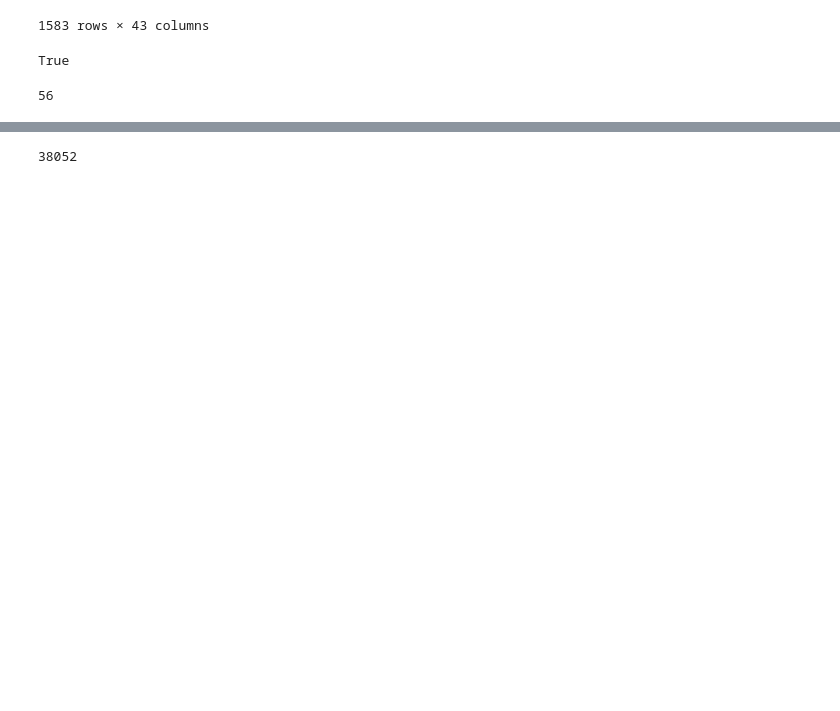
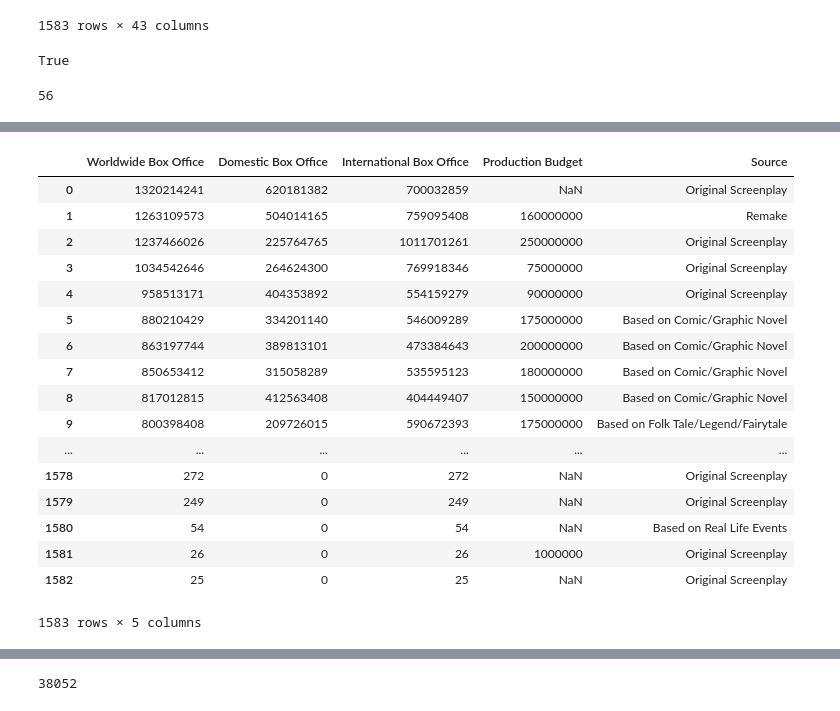
Before and after one commit to Rmloong/movie-revenue-predictor, a Jupyter notebook: scrape_thenumbers.ipynb, the cells around one changed output, grey strips where cells are left out. Drawn from its saved outputs; the diff is of its cells as text; code cells hidden in the pictures; blank space fills up the shorter version.

```diff
--- a/scrape_thenumbers.ipynb
+++ b/scrape_thenumbers.ipynb
@@ -21,3 +23,5 @@ movies = db['movies'] #Create a collection called movies
+# %%
+movies_clean_v2 = db['movies_clean_v2']
 # %%
 mc.database_names()
 # %% [output]
@@ -308,0 +405,3 @@ sys.getsizeof((movies.find()))
+# %%
+df_clean = pd.DataFrame(list(movies_clean_v2.find()))
+df_clean.head()
@@ -308,0 +415,3 @@ sys.getsizeof((movies.find()))
+# %%
+df_clean_data = pd.DataFrame(list(df_clean['data']))
+df_clean_data.head()
@@ -308,0 +426,22 @@ sys.getsizeof((movies.find()))
+# %%
+df_clean_data_trim = df_clean_data.loc[:, ['Worldwide Box Office', 'Domestic Box Office', 'International Box Office','Production Budget','Source']]
+df_clean_data_trim
+# %% [output]
+|  | Worldwide Box Office | Domestic Box Office | International Box Office | Production Budget | Source |
+| 0 | 1320214241 | 620181382 | 700032859 | NaN | Original Screenplay |
+| 1 | 1263109573 | 504014165 | 759095408 | 160000000 | Remake |
+| 2 | 1237466026 | 225764765 | 1011701261 | 250000000 | Original Screenplay |
+| 3 | 1034542646 | 264624300 | 769918346 | 75000000 | Original Screenplay |
+| 4 | 958513171 | 404353892 | 554159279 | 90000000 | Original Screenplay |
+| 5 | 880210429 | 334201140 | 546009289 | 175000000 | Based on Comic/Graphic Novel |
+| 6 | 863197744 | 389813101 | 473384643 | 200000000 | Based on Comic/Graphic Novel |
+| 7 | 850653412 | 315058289 | 535595123 | 180000000 | Based on Comic/Graphic Novel |
+| 8 | 817012815 | 412563408 | 404449407 | 150000000 | Based on Comic/Graphic Novel |
+| 9 | 800398408 | 209726015 | 590672393 | 175000000 | Based on Folk Tale/Legend/Fairytale |
+| ... | ... | ... | ... | ... | ... |
+| 1578 | 272 | 0 | 272 | NaN | Original Screenplay |
+| 1579 | 249 | 0 | 249 | NaN | Original Screenplay |
+| 1580 | 54 | 0 | 54 | NaN | Based on Real Life Events |
+| 1581 | 26 | 0 | 26 | 1000000 | Original Screenplay |
+| 1582 | 25 | 0 | 25 | NaN | Original Screenplay |
+1583 rows × 5 columns
```
Also changed, not shown: parts of 14 cells of this notebook.
